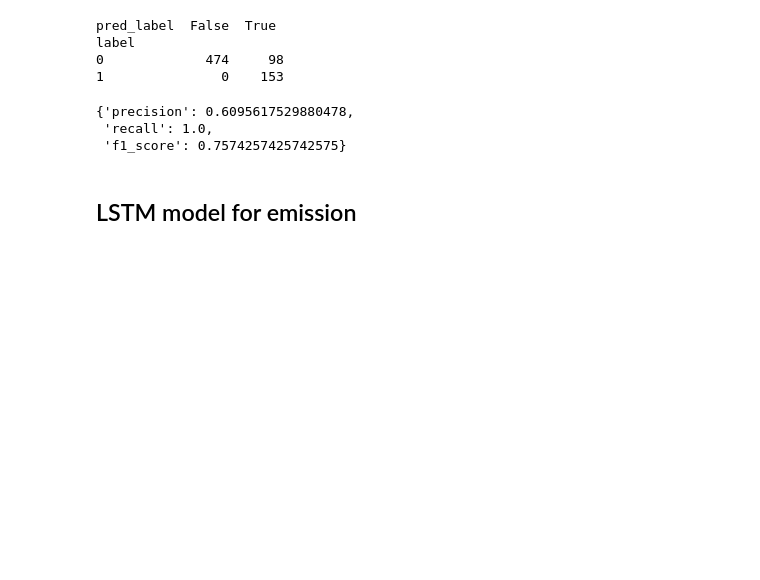
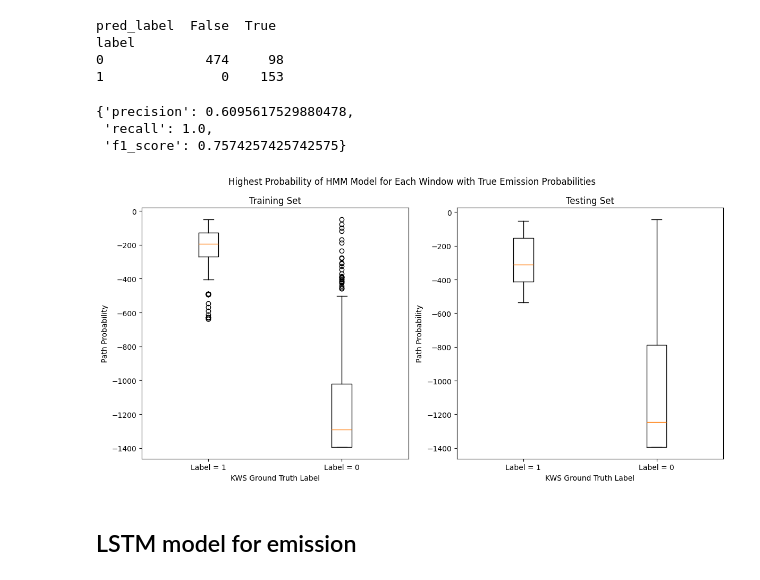
Before and after one commit to jiayan-li/keyword-spotting, a Jupyter notebook: HMM.ipynb, the cells around one changed output. Cells and saved outputs as stored; diff of their text form; code cells hidden in the pictures; blank space fills up the shorter version.

```diff
--- a/HMM.ipynb
+++ b/HMM.ipynb
@@ -62,6 +47,12 @@ label
 {'precision': 0.6095617529880478,
  'recall': 1.0,
  'f1_score': 0.7574257425742575}
+# %%
+plot_highest_prob(df_train_true,
+                  df_test_true,
+                  annot = "True Emission Probabilities",)
+# %% [output]
+[figure, added]
 # %% [markdown]
 ## LSTM model for emission
 # %% [markdown]
```
Also changed, not shown: parts of 8 cells of this notebook, 3 other files.
